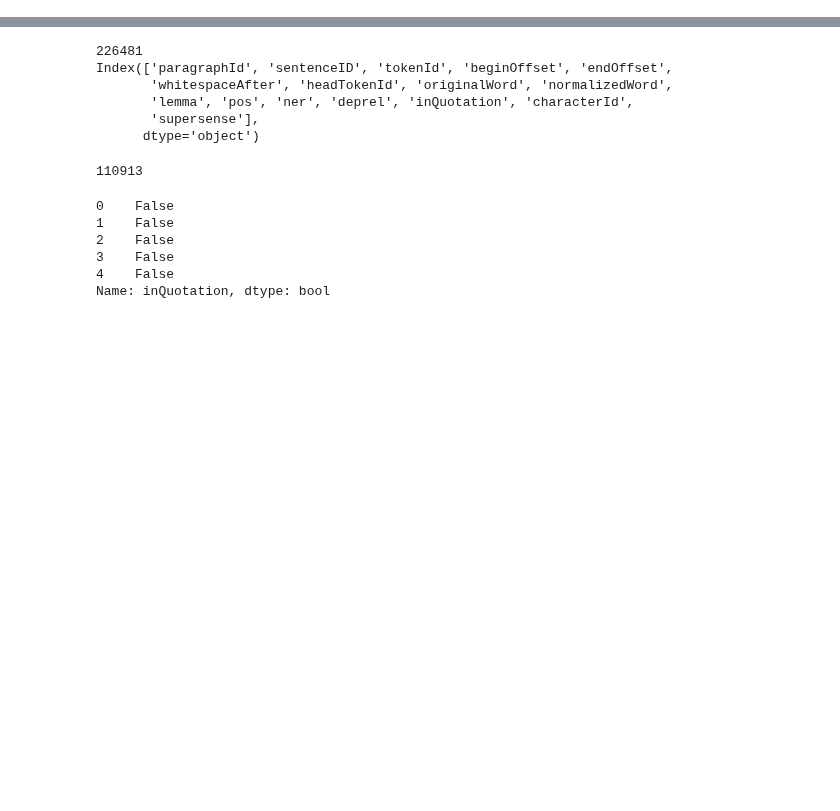
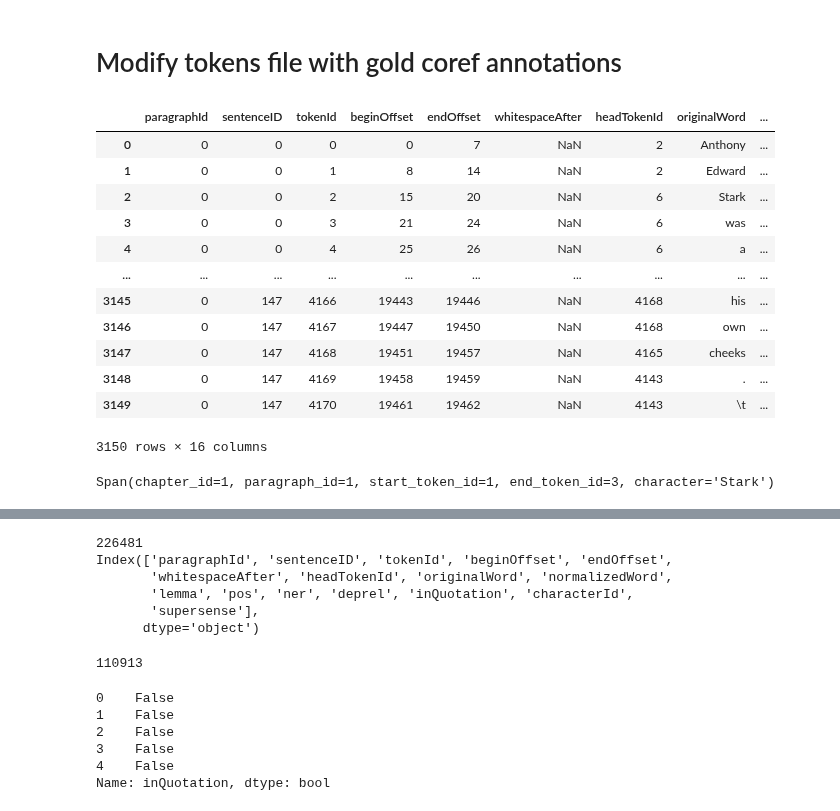
Before and after one commit to michaelmilleryoder/fanfiction-scripts, a Jupyter notebook: jupyter/booknlp.ipynb, the cells around one changed output, grey strips where cells are left out. Cells and saved outputs as stored; diff of their text form; code cells hidden in the pictures; blank space fills up the shorter version.

```diff
--- a/jupyter/booknlp.ipynb
+++ b/jupyter/booknlp.ipynb
@@ -0,0 +47,32 @@
+# %% [markdown]
+# Modify tokens file with gold coref annotations
+# %%
+# Load existing tokens file
+import pandas as pd
+
+fpath = '/projects/book-nlp/data/tokens/annotated_10fandom_test/allmarvel_606106.tokens'
+
+token_data = pd.read_csv(fpath, sep='\t')
+token_data
+# %% [output]
+|  | paragraphId | sentenceID | tokenId | beginOffset | endOffset | whitespaceAfter | headTokenId | originalWord | ... |
+| 0 | 0 | 0 | 0 | 0 | 7 | NaN | 2 | Anthony | ... |
+| 1 | 0 | 0 | 1 | 8 | 14 | NaN | 2 | Edward | ... |
+| 2 | 0 | 0 | 2 | 15 | 20 | NaN | 6 | Stark | ... |
+| 3 | 0 | 0 | 3 | 21 | 24 | NaN | 6 | was | ... |
+| 4 | 0 | 0 | 4 | 25 | 26 | NaN | 6 | a | ... |
+| ... | ... | ... | ... | ... | ... | ... | ... | ... | ... |
+| 3145 | 0 | 147 | 4166 | 19443 | 19446 | NaN | 4168 | his | ... |
+| 3146 | 0 | 147 | 4167 | 19447 | 19450 | NaN | 4168 | own | ... |
+| 3147 | 0 | 147 | 4168 | 19451 | 19457 | NaN | 4165 | cheeks | ... |
+| 3148 | 0 | 147 | 4169 | 19458 | 19459 | NaN | 4143 | . | ... |
+| 3149 | 0 | 147 | 4170 | 19461 | 19462 | NaN | 4143 | \t | ... |
+3150 rows × 16 columns
+# %%
+from collections import namedtuple
+
+Span = namedtuple('Span', ['chapter_id', 'paragraph_id', 'start_token_id', 'end_token_id', 'character'])
+test = Span(chapter_id=1, paragraph_id=1, start_token_id=1, end_token_id=3, character='Stark')
+test
+# %% [output]
+Span(chapter_id=1, paragraph_id=1, start_token_id=1, end_token_id=3, character='Stark')
```
Also changed, not shown: parts of 5 cells of this notebook, 2 other files.
